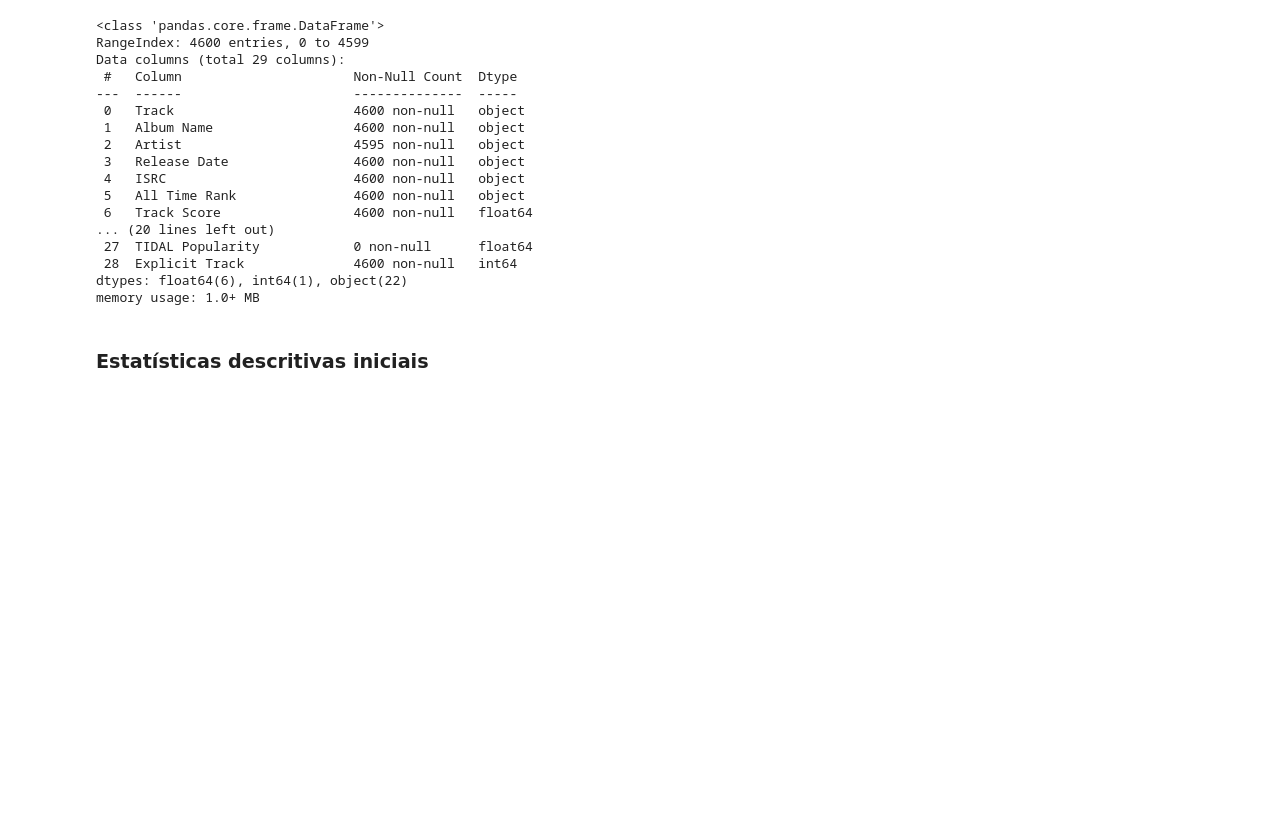
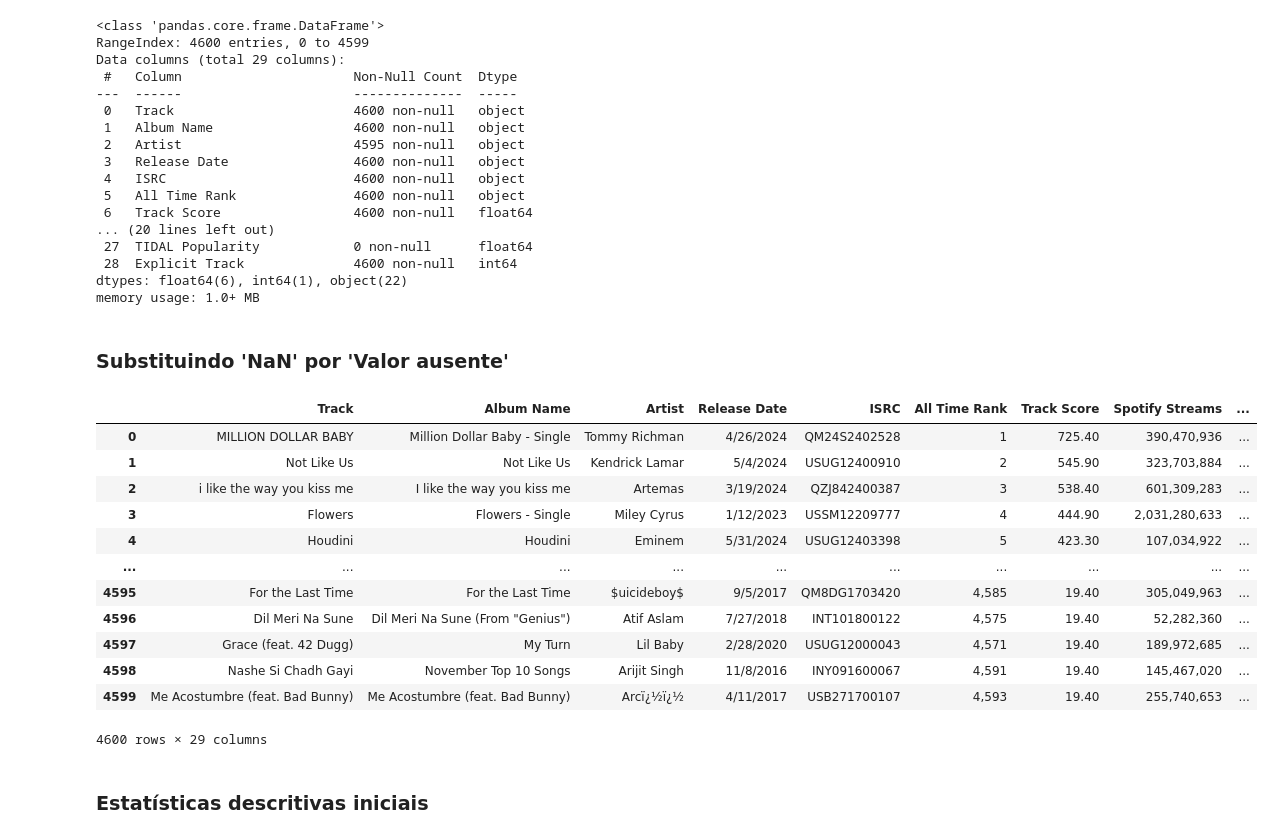
Before and after one commit to MizunoYudi/AD-Musicas-Mais-Tocadas, a Jupyter notebook: projeto.ipynb, the cells around one changed output. Cells and saved outputs as stored; diff of their text form; code cells hidden in the pictures; blank space fills up the shorter version.

```diff
--- a/projeto.ipynb
+++ b/projeto.ipynb
@@ -52,6 +52,8 @@ TikTok, entre outras
 path = "/content/drive/MyDrive/AD/05_músicas_mais_tocadas.csv"
 # %%
 import pandas as pd
+pd.set_option('display.float_format', '{:.2f}'.format)
+
 import numpy as np
 import matplotlib.pyplot as plt
 import seaborn as sns
@@ -134,6 +138,25 @@ Data columns (total 29 columns):
  28  Explicit Track              4600 non-null   int64
 dtypes: float64(6), int64(1), object(22)
 memory usage: 1.0+ MB
+# %% [markdown]
+### Substituindo 'NaN' por 'Valor ausente'
+# %%
+df_musicas['TIDAL Popularity'] = df_musicas['TIDAL Popularity'].fillna("Valor ausente")
+df_musicas
+# %% [output]
+|  | Track | Album Name | Artist | Release Date | ISRC | All Time Rank | Track Score | Spotify Streams | ... |
+| 0 | MILLION DOLLAR BABY | Million Dollar Baby - Single | Tommy Richman | 4/26/2024 | QM24S2402528 | 1 | 725.40 | 390,470,936 | ... |
+| 1 | Not Like Us | Not Like Us | Kendrick Lamar | 5/4/2024 | USUG12400910 | 2 | 545.90 | 323,703,884 | ... |
+| 2 | i like the way you kiss me | I like the way you kiss me | Artemas | 3/19/2024 | QZJ842400387 | 3 | 538.40 | 601,309,283 | ... |
+| 3 | Flowers | Flowers - Single | Miley Cyrus | 1/12/2023 | USSM12209777 | 4 | 444.90 | 2,031,280,633 | ... |
+| 4 | Houdini | Houdini | Eminem | 5/31/2024 | USUG12403398 | 5 | 423.30 | 107,034,922 | ... |
+| ... | ... | ... | ... | ... | ... | ... | ... | ... | ... |
+| 4595 | For the Last Time | For the Last Time | $uicideboy$ | 9/5/2017 | QM8DG1703420 | 4,585 | 19.40 | 305,049,963 | ... |
+| 4596 | Dil Meri Na Sune | Dil Meri Na Sune (From "Genius") | Atif Aslam | 7/27/2018 | INT101800122 | 4,575 | 19.40 | 52,282,360 | ... |
+| 4597 | Grace (feat. 42 Dugg) | My Turn | Lil Baby | 2/28/2020 | USUG12000043 | 4,571 | 19.40 | 189,972,685 | ... |
+| 4598 | Nashe Si Chadh Gayi | November Top 10 Songs | Arijit Singh | 11/8/2016 | INY091600067 | 4,591 | 19.40 | 145,467,020 | ... |
+| 4599 | Me Acostumbre (feat. Bad Bunny) | Me Acostumbre (feat. Bad Bunny) | Arcï¿½ï¿½ | 4/11/2017 | USB271700107 | 4,593 | 19.40 | 255,740,653 | ... |
+4600 rows × 29 columns
 # %% [markdown]
 ### Estatísticas descritivas iniciais
 # %%
```
Also changed, not shown: parts of 15 cells of this notebook.
